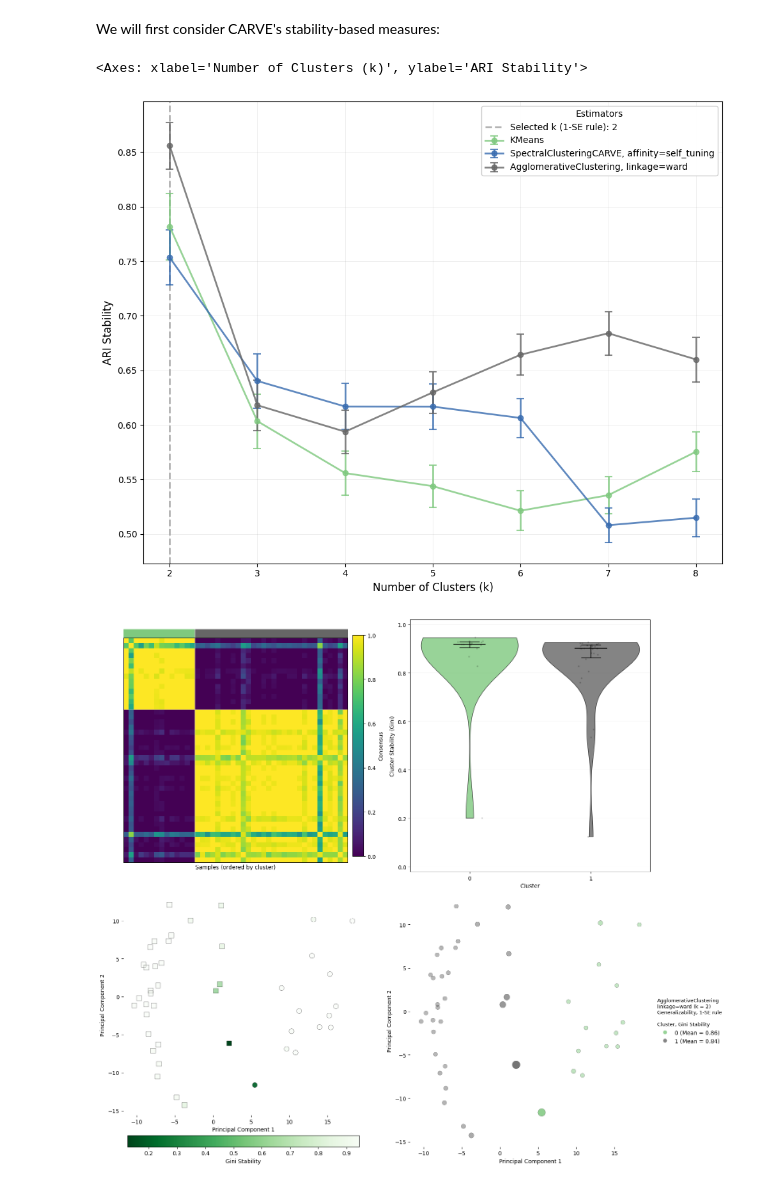
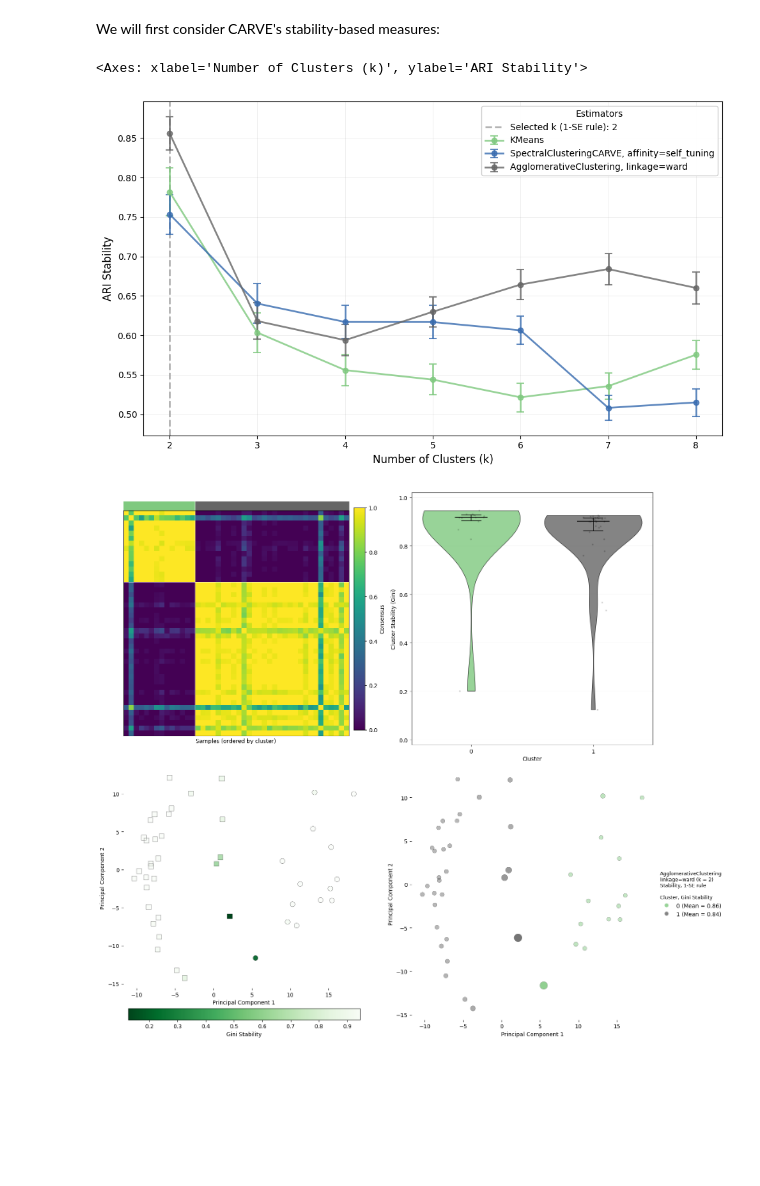
Before and after one commit to DataSlingers/CARVE, a Jupyter notebook: notebooks/Lab20.ipynb, the cells around one changed output. Drawn from its saved outputs; the diff is of its cells as text; code cells hidden in the pictures; blank space fills up the shorter version.

Commit message:
updated verbosity and some plots.

```diff
--- a/notebooks/Lab20_A.ipynb
+++ b/notebooks/Lab20.ipynb
@@ -141,7 +135,9 @@ plt.show()
 # SPDX-License-Identifier: BSD-3-Clause
 # Generate synthetic datasets
 n_samples = 1000
-noisy_circles = datasets.make_circles(n_samples=n_samples, factor=0.5, noise=0.05, random_state=170)
+noisy_circles = datasets.make_circles(
+    n_samples=n_samples, factor=0.5, noise=0.05, random_state=170
+)
 noisy_moons = datasets.make_moons(n_samples=n_samples, noise=0.05, random_state=170)
 blobs = datasets.make_blobs(n_samples=n_samples, random_state=170)
 rng = np.random.RandomState(170)
@@ -154,7 +150,9 @@ X_aniso = np.dot(X, transformation)
 aniso = (X_aniso, y)
 
 # Blobs with varied variances
-varied = datasets.make_blobs(n_samples=n_samples, cluster_std=[1.0, 2.5, 0.5], random_state=170)
+varied = datasets.make_blobs(
+    n_samples=n_samples, cluster_std=[1.0, 2.5, 0.5], random_state=170
+)
 # %%
 # Set up cluster parameters
 plt.figure(figsize=(12, 18))
@@ -419,11 +466,12 @@ k_min = 2
 K = 8
 
 carve = CARVE(
-    n_clusters=list(range(k_min, K+1)),
-    estimator_param_grids='light',
+    n_clusters=list(range(k_min, K + 1)),
+    estimator_param_grids="light",
     subsample_ratio=0.6,
-
-    n_jobs=N_JOBS, random_state=42
+    n_jobs=N_JOBS,
+    random_state=42,
+    verbose=0,
 )
 
-carve.fit(df, reference_labels=y)
+_ = carve.fit(df, reference_labels=y)
@@ -465,12 +478,12 @@ CARVE(n_clusters=[2, 3, 4, 5, 6, 7, 8], n_resamples=100, subsample_ratio=0.6, es
 # %% [markdown]
 We will first consider CARVE's stability-based measures:
 # %%
-measure = 'stability'
+measure = "stability"
 
-carve.plot_metric_over_n_clusters(measure=measure, figsize=(10, 8))
+carve.plot_metric_over_n_clusters(measure=measure, figsize=(10, 6))
 # %% [output]
 <Axes: xlabel='Number of Clusters (k)', ylabel='ARI Stability'>
-[figure, old version]
+[figure, new version]
 # %%
 fig, axes = plt.subplots(2, 2, figsize=(16, 14))
 
```
Also changed, not shown: parts of 16 cells of this notebook, 16 other files.
